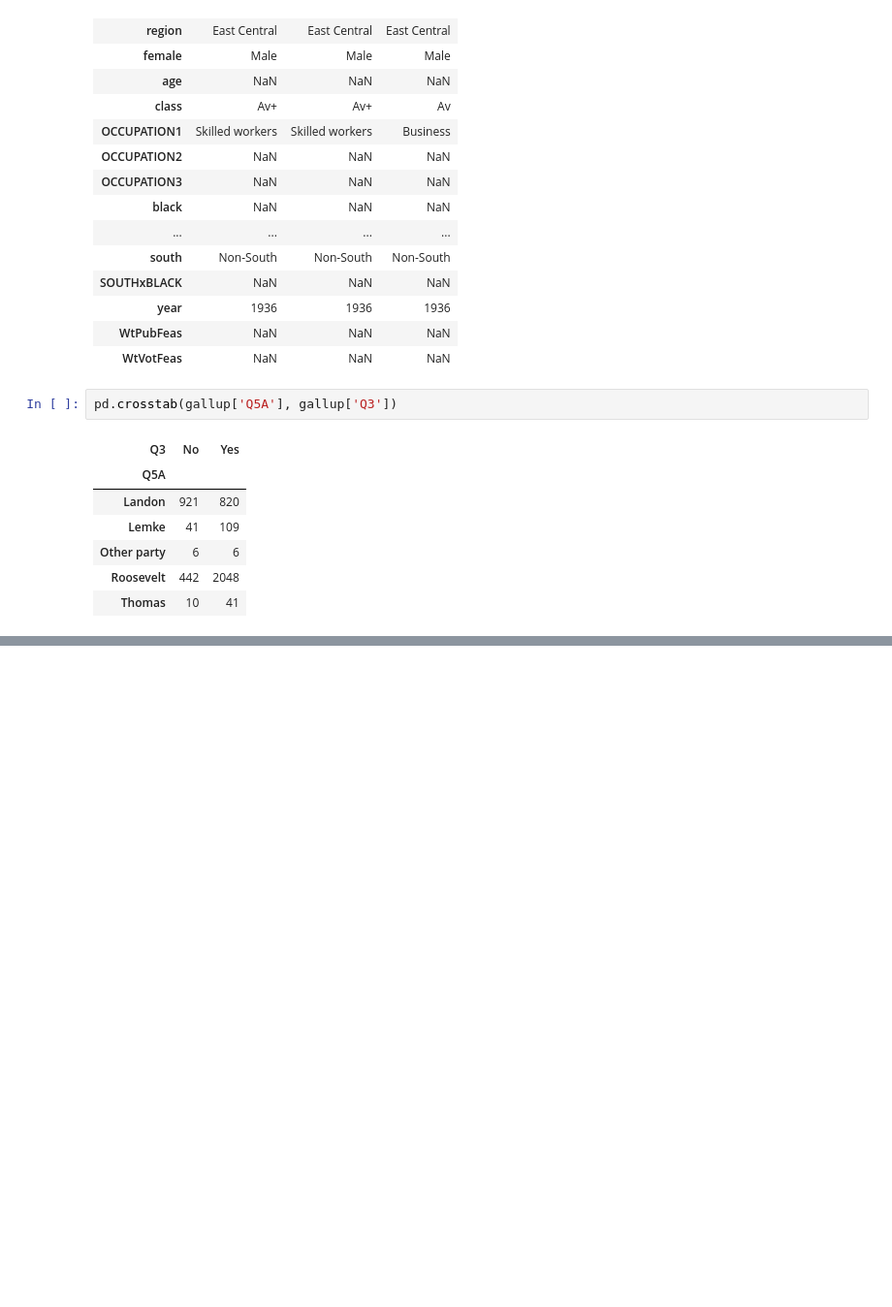
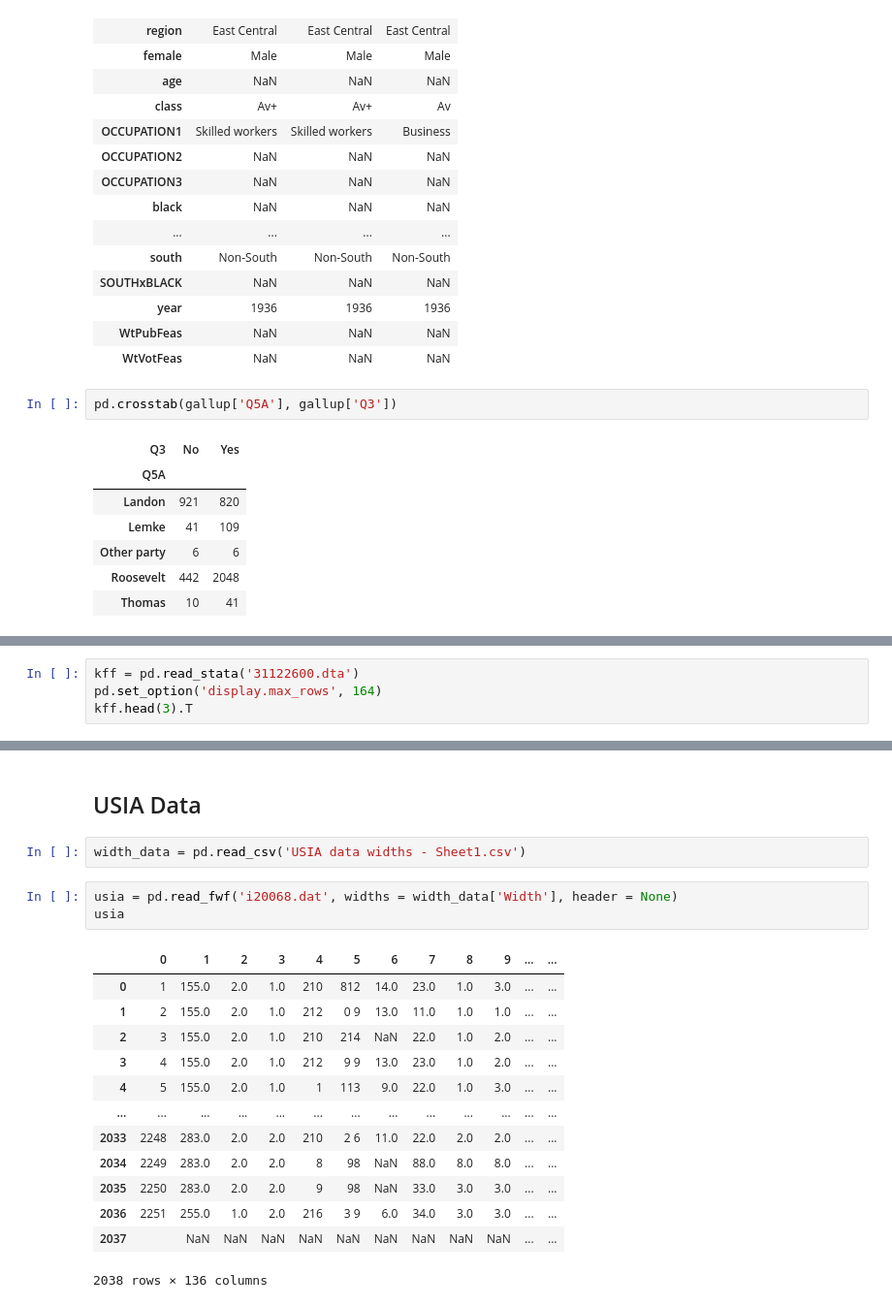
Before and after one commit to rde6mn/DS6001-live_codings, a Jupyter notebook: live coding 2/live_coding2.ipynb, the cells around one changed output, grey strips where cells are left out. Shown: that part at 97% size. Cells and saved outputs as stored; diff of their text form; blank space fills up the shorter version.

```diff
--- a/live coding 2/live_coding2.ipynb
+++ b/live coding 2/live_coding2.ipynb
@@ -35,0 +38,4 @@ pd.crosstab(gallup['Q5A'], gallup['Q3'])
+# %%
+kff = pd.read_stata('31122600.dta')
+pd.set_option('display.max_rows', 164)
+kff.head(3).T
@@ -35,0 +76,21 @@ pd.crosstab(gallup['Q5A'], gallup['Q3'])
+# %% [markdown]
+## USIA Data
+# %%
+width_data = pd.read_csv('USIA data widths - Sheet1.csv')
+# %%
+usia = pd.read_fwf('i20068.dat', widths = width_data['Width'], header = None)
+usia
+# %% [output]
+|  | 0 | 1 | 2 | 3 | 4 | 5 | 6 | 7 | 8 | 9 | ... | ... |
+| 0 | 1 | 155.0 | 2.0 | 1.0 | 210 | 812 | 14.0 | 23.0 | 1.0 | 3.0 | ... | ... |
+| 1 | 2 | 155.0 | 2.0 | 1.0 | 212 | 0 9 | 13.0 | 11.0 | 1.0 | 1.0 | ... | ... |
+| 2 | 3 | 155.0 | 2.0 | 1.0 | 210 | 214 | NaN | 22.0 | 1.0 | 2.0 | ... | ... |
+| 3 | 4 | 155.0 | 2.0 | 1.0 | 212 | 9 9 | 13.0 | 23.0 | 1.0 | 2.0 | ... | ... |
+| 4 | 5 | 155.0 | 2.0 | 1.0 | 1 | 113 | 9.0 | 22.0 | 1.0 | 3.0 | ... | ... |
+| ... | ... | ... | ... | ... | ... | ... | ... | ... | ... | ... | ... | ... |
+| 2033 | 2248 | 283.0 | 2.0 | 2.0 | 210 | 2 6 | 11.0 | 22.0 | 2.0 | 2.0 | ... | ... |
+| 2034 | 2249 | 283.0 | 2.0 | 2.0 | 8 | 98 | NaN | 88.0 | 8.0 | 8.0 | ... | ... |
+| 2035 | 2250 | 283.0 | 2.0 | 2.0 | 9 | 98 | NaN | 33.0 | 3.0 | 3.0 | ... | ... |
+| 2036 | 2251 | 255.0 | 1.0 | 2.0 | 216 | 3 9 | 6.0 | 34.0 | 3.0 | 3.0 | ... | ... |
+| 2037 |  | NaN | NaN | NaN | NaN | NaN | NaN | NaN | NaN | NaN | ... | ... |
+2038 rows × 136 columns
```
Also changed, not shown: parts of 3 cells of this notebook.
